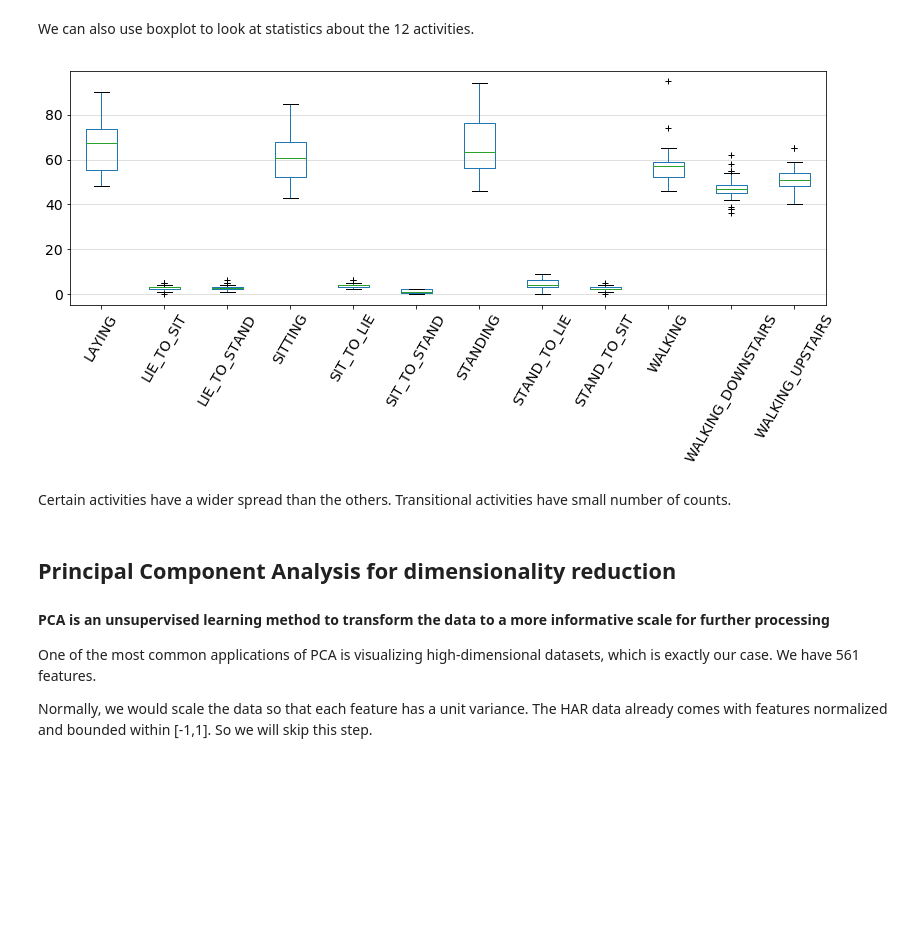
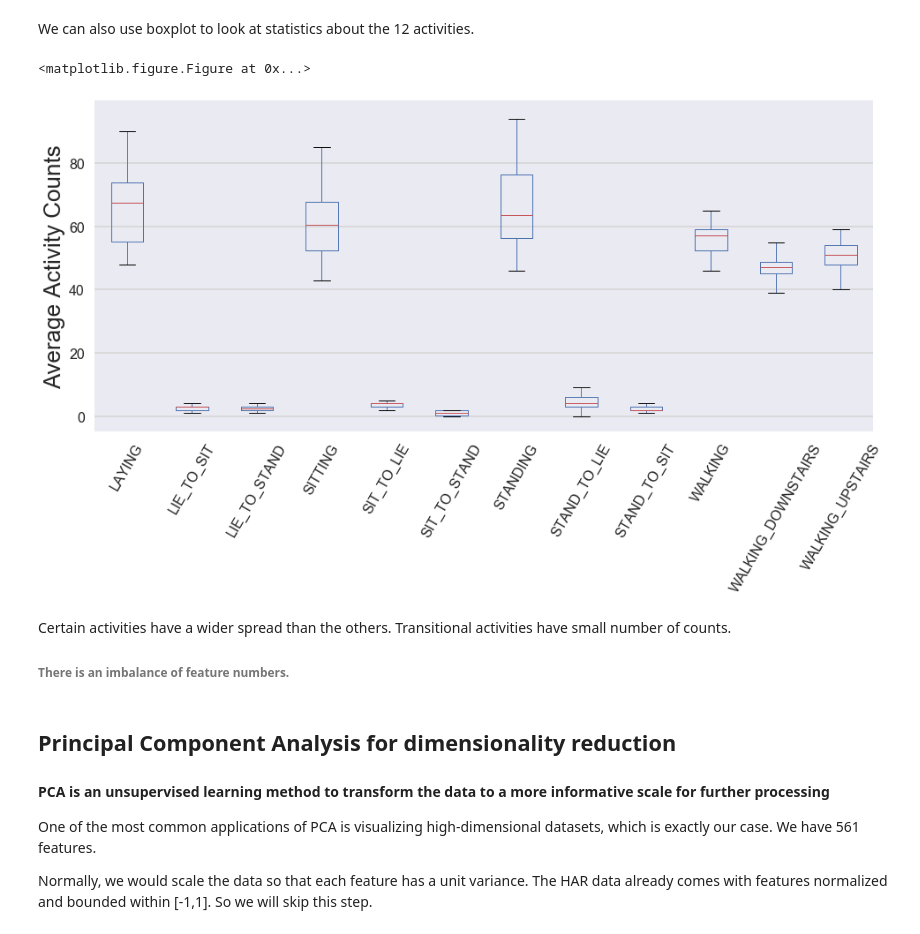
Before and after one commit to mesolmaz/capstone, a Jupyter notebook: HAR_dataset_EDA_and_PCA.ipynb, the cells around one changed output. Saved outputs shown, nothing was run; the diff lists cells and outputs as text; code cells hidden in the pictures; blank space fills up the shorter version.

```diff
--- a/HAR_dataset_EDA_and_PCA.ipynb
+++ b/HAR_dataset_EDA_and_PCA.ipynb
@@ -253,17 +253,23 @@ plt.show()
 # %% [markdown]
 We can also use boxplot to look at statistics about the 12 activities.
 # %%
-bp = target_subject_table.transpose().plot(kind='box', notch=0, sym='+', vert=1, whis=1.5, figsize=(12, 5), fontsize=14)
+import seaborn as sns
+fig = plt.figure()
+sns.set_style("dark")
+bp = target_subject_table.transpose().plot(kind='box', notch=0, sym='+', vert=1, whis=1.8, figsize=(14, 8), fontsize=16)
 plt.subplots_adjust(left=0.075, right=0.95, top=0.9, bottom=0.25)
-
 bp.yaxis.grid(True, linestyle='-', which='major', color='lightgrey',alpha=0.9)
+bp.set_ylabel('Average Activity Counts', fontsize=26)
 bp.set_axisbelow(True)
 plt.xticks(rotation=60)
 plt.show()
+fig.savefig('plot.png')
 # %% [output]
+<matplotlib.figure.Figure at 0x...>
-[figure, old version]
+[figure, new version]
 # %% [markdown]
 Certain activities have a wider spread than the others. Transitional activities have small number of counts.
+###### There is an imbalance of feature numbers.
 # %% [markdown]
 ## Principal Component Analysis for dimensionality reduction
 #### PCA is an unsupervised learning method to transform the data to a more informative scale for further processing
```
Also changed, not shown: parts of 28 cells of this notebook.
